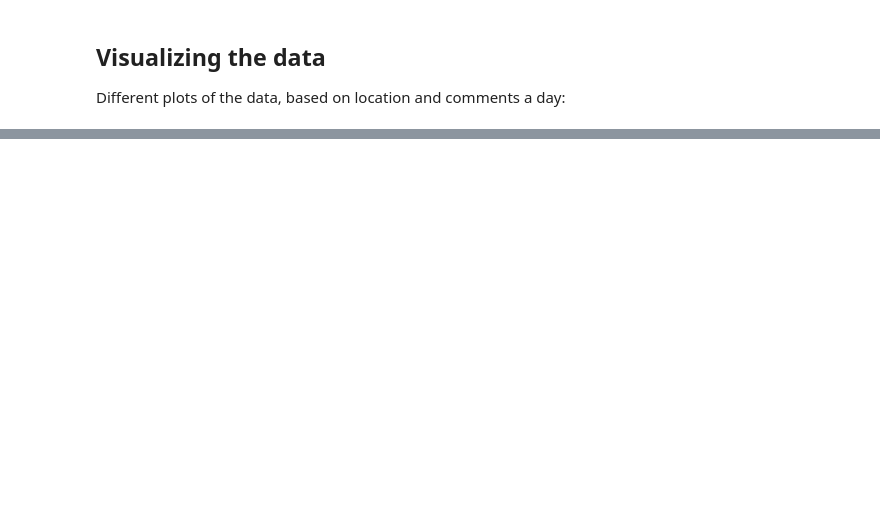
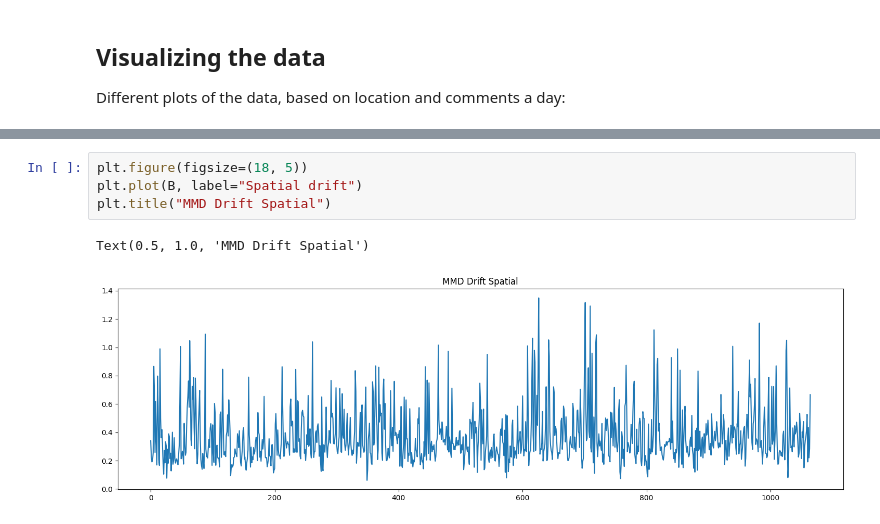
Before and after one commit to thomaselsinga/bachelor_thesis, a Jupyter notebook: notebook.ipynb, the cells around one changed output, grey strips where cells are left out. Cells and saved outputs as stored; diff of their text form; blank space fills up the shorter version.

```diff
--- a/notebook.ipynb
+++ b/notebook.ipynb
@@ -288,0 +329,7 @@ plt.scatter(embeddings_2d[:,0], embeddings_2d[:,1], s=0.5)
+# %%
+plt.figure(figsize=(18, 5))
+plt.plot(B, label="Spatial drift")
+plt.title("MMD Drift Spatial")
+# %% [output]
+Text(0.5, 1.0, 'MMD Drift Spatial')
+[figure, added]
```
Also changed, not shown: parts of 69 cells of this notebook, 2 other files.
